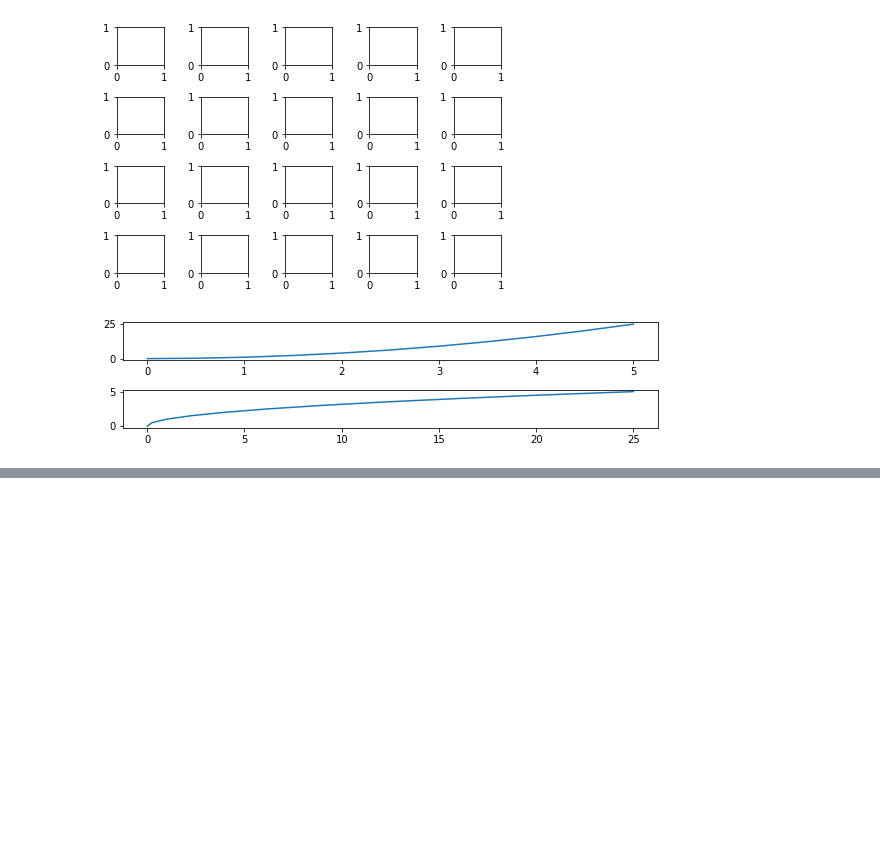
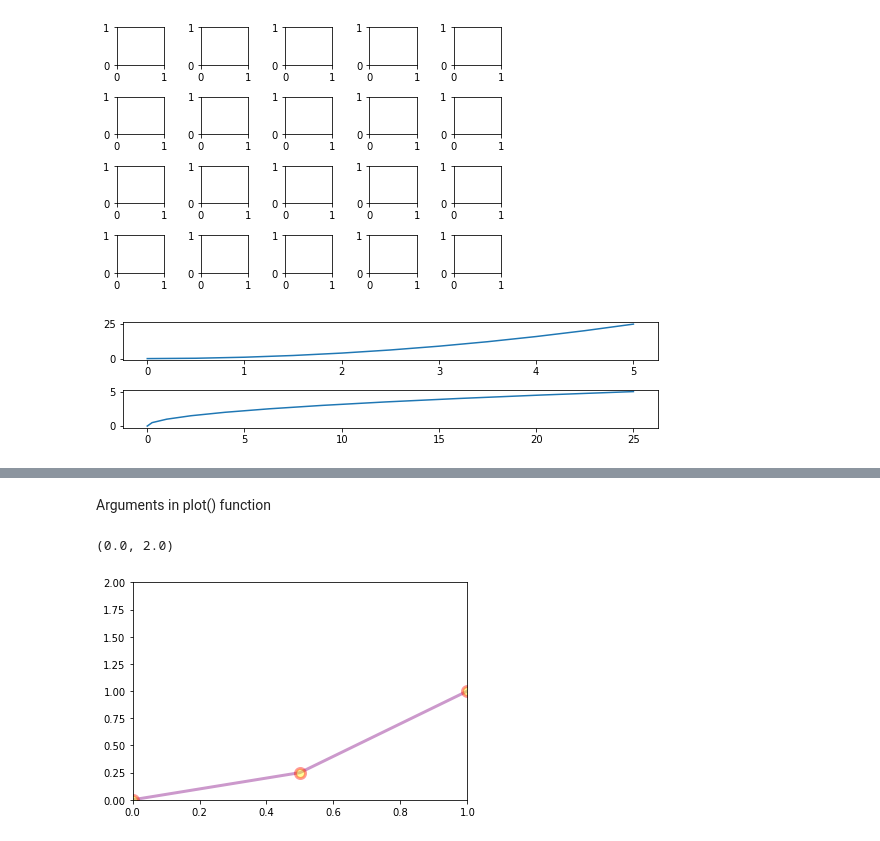
Before and after one commit to MIDAS-26/DS_ML, a Jupyter notebook: Matplotlib_Plots.ipynb, the cells around one changed output, grey strips where cells are left out. Cells and saved outputs as stored; diff of their text form; code cells hidden in the pictures; blank space fills up the shorter version.

```diff
--- a/Matplotlib_Basics.ipynb
+++ b/Matplotlib_Plots.ipynb
@@ -110,0 +121,19 @@ fig.savefig('subplots1.png',dpi=200)
+# %% [markdown]
+Arguments in plot() function
+# %%
+#defining basic and custom colors for the plots using color='basic_colors or rgb hex code'
+#defining line width using linewidth=int or in short lw=int
+#defining transparency of the line in plot using alpha=int(1 means opaque)
+#defining line style using linestyle='desired_style(eg. '--', '-.', ':', 'steps')' or in short ls=''
+#to mark the points that are plotted using marker='desired_marker(eg. 'o', 's', '*', '+', '1')'
+#to change the size of the marker using markersize=int(1 is smallest) or in short ms=int
+#to change marker face color, edge width, edge color using markerfacecolor='', markeredgewidth=int, markeredgecolor=' or in short mfc='', mew=int, mec=''
+fig,ax = plt.subplots()
+ax.plot(x,y, color='purple', lw=3, alpha=0.4, ls='-', marker='o', ms=10, mfc='yellow', mew=3, mec='red')
+
+#to set limits on the x, y axes to define how much to show using ax.set_xlim([lower_bound, upper_bound])
+ax.set_xlim([0,1])
+ax.set_ylim([0,2])
+# %% [output]
+(0.0, 2.0)
+[figure, added]
```
Also changed, not shown: parts of 1 cell of this notebook.
